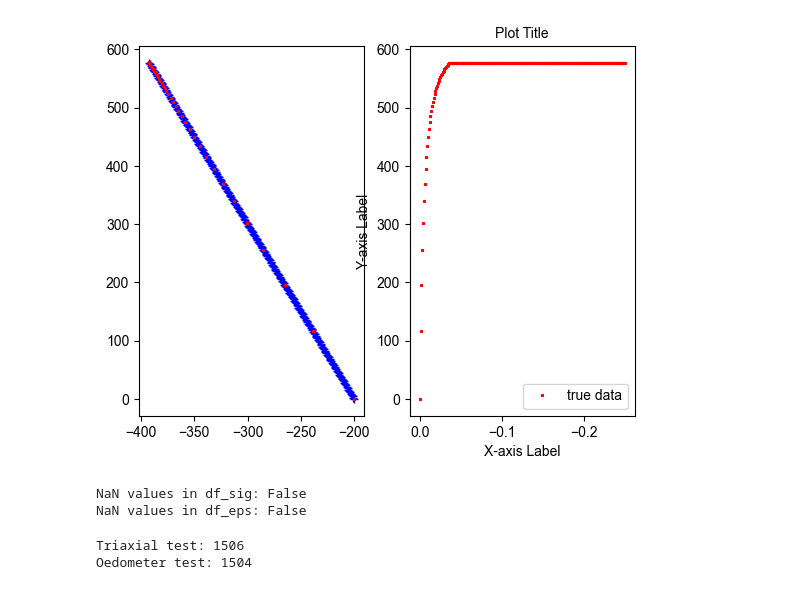
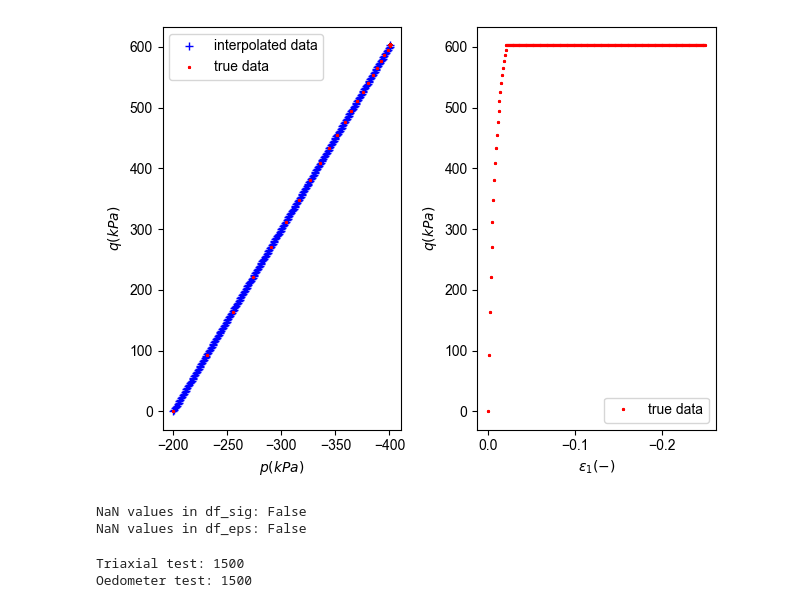
Before and after one commit to harifel/MLpFEM, a Jupyter notebook: src/01_main_ML_model.ipynb, the cells around one changed output. Cells and saved outputs as stored; diff of their text form; code cells hidden in the pictures.

```diff
--- a/src/01_main_ML_model.ipynb
+++ b/src/01_main_ML_model.ipynb
@@ -51,7 +51,7 @@ cell_pressure = [200]
 # ====================================================================
 
 #input data for soil model
-HS = HSdata_process(modelname='HardeningSoil_Database_200kPa',
+HS = HSdata_process(modelname='HardeningSoil_Database_20240715',
                     CellPressure='CellPressure',
                     cellpressure_value=cell_pressure,
                     input_column= input_column,
@@ -167,22 +167,25 @@ for q_a, p_a in zip(q, p):
 # %%
 num_fig = 0
 
 fig, axs=plt.subplots(1,2)
 
 axs[0].plot(df_p.iloc[num_fig, :], df_q.iloc[num_fig, :], 'b+', label = 'interpolated data')
 axs[0].plot(p[num_fig, :], q[num_fig, :], 'r*', label = 'true data', markersize = 2)
-axs[0].set_xlabel('$\\varepsilon_1 (-)$')
+
+axs[0].set_xlabel('$p (kPa)$')
 axs[0].set_ylabel("$q (kPa)$")
-axs[0].gca().invert_xaxis()
+axs[0].invert_xaxis()
 axs[0].legend()
 
 axs[1].plot(eps_y[num_fig, :], q[num_fig, :], 'r*', label = 'true data', markersize = 2)
-axs[1].set_xlabel('$p (kPa)$')
+axs[1].set_xlabel('$\\varepsilon_1 (-)$')
 axs[1].set_ylabel("$q (kPa)$")
-axs[1].gca().invert_xaxis()
+axs[1].invert_xaxis()
 axs[1].legend()
+
+plt.tight_layout()
 # %% [output]
-[figure, old version]
+[figure, new version]
 # %%
 # Check for NaN values in df_sig
 nan_in_df_sig = df_sig.isna().any().any()
@@ -210,8 +213,8 @@ X_oedo = pd.concat([df_sig, df_eps], ignore_index = True, sort = False, axis = 1
 print("Triaxial test:", len(X_triax.columns))
 print("Oedometer test:", len(X_oedo.columns))
 # %% [output]
-Triaxial test: 1506
-Oedometer test: 1504
+Triaxial test: 1500
+Oedometer test: 1500
 # %%
 X = pd.concat([X_triax, X_oedo], ignore_index = True, sort = False, axis = 1)
 y = input_parameters
```
Also changed, not shown: parts of 12 cells of this notebook, 7 other files.
